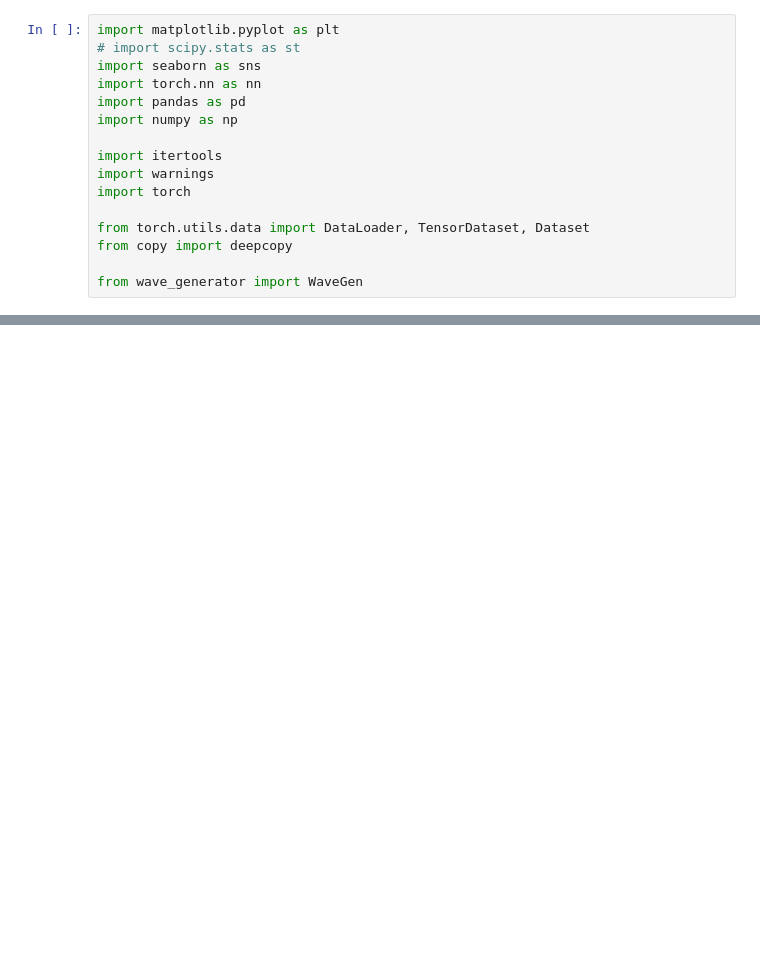
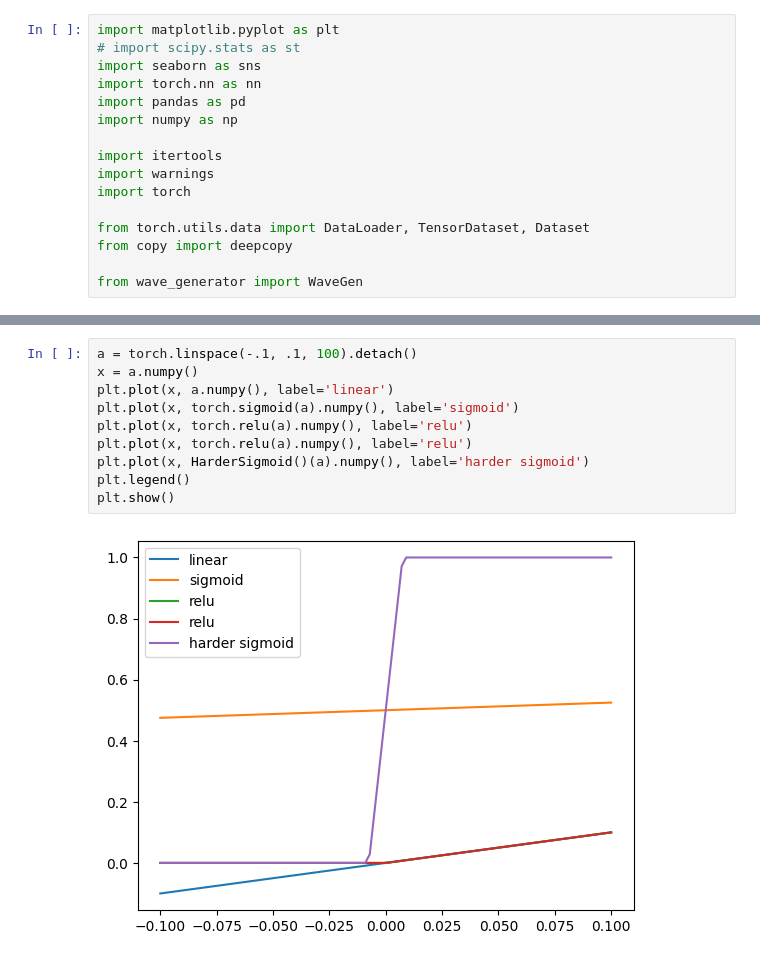
Before and after one commit to ncallahanml/baseline_networks, a Jupyter notebook: SineBinarySeparator.ipynb, the cells around one changed output, grey strips where cells are left out. Saved outputs shown, nothing was run; the diff lists cells and outputs as text; blank space fills up the shorter version.

```diff
--- a/SineBinarySeparator.ipynb
+++ b/SineBinarySeparator.ipynb
@@ -186,6 +201,18 @@ class SineBinarySeparator(nn.Module):
         ax2.legend()
         plt.show()
         return
+# %%
+a = torch.linspace(-.1, .1, 100).detach()
+x = a.numpy()
+plt.plot(x, a.numpy(), label='linear')
+plt.plot(x, torch.sigmoid(a).numpy(), label='sigmoid')
+plt.plot(x, torch.relu(a).numpy(), label='relu')
+plt.plot(x, torch.relu(a).numpy(), label='relu')
+plt.plot(x, HarderSigmoid()(a).numpy(), label='harder sigmoid')
+plt.legend()
+plt.show()
+# %% [output]
+[figure, added]
 # %%
 wave_tensor = torch.from_numpy(np.diff(noise_wave)).requires_grad_(True).float()
 # wave_tensor = torch.tensor(wave_tensor, requires_grad=True).float()
```
Also changed, not shown: parts of 5 cells of this notebook.
